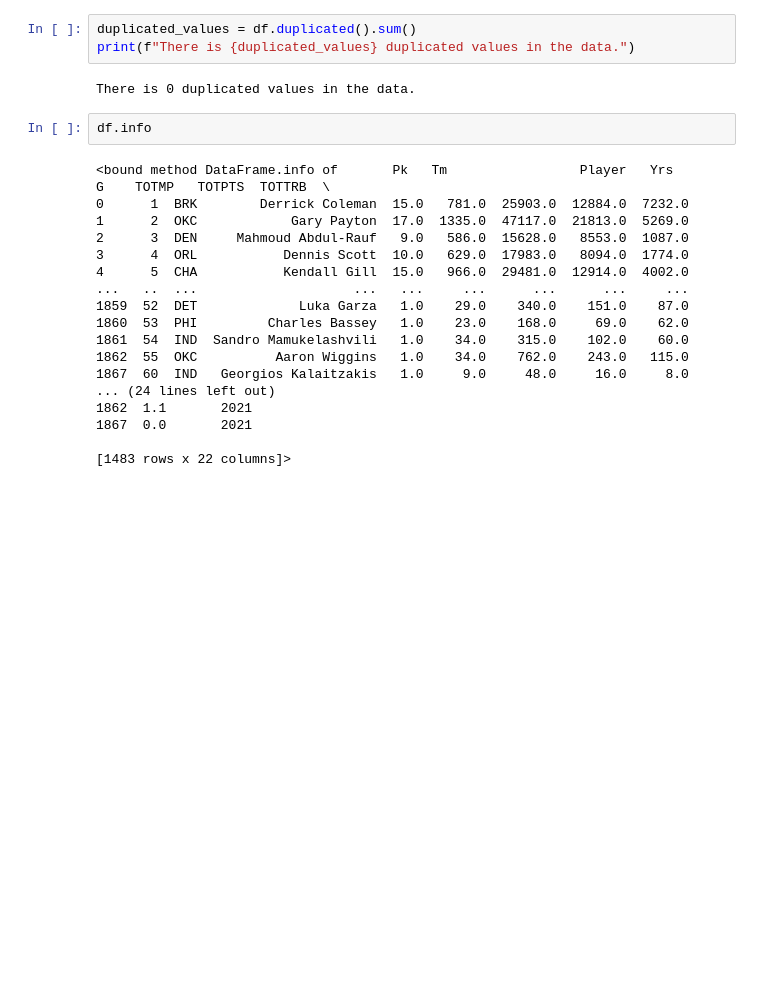
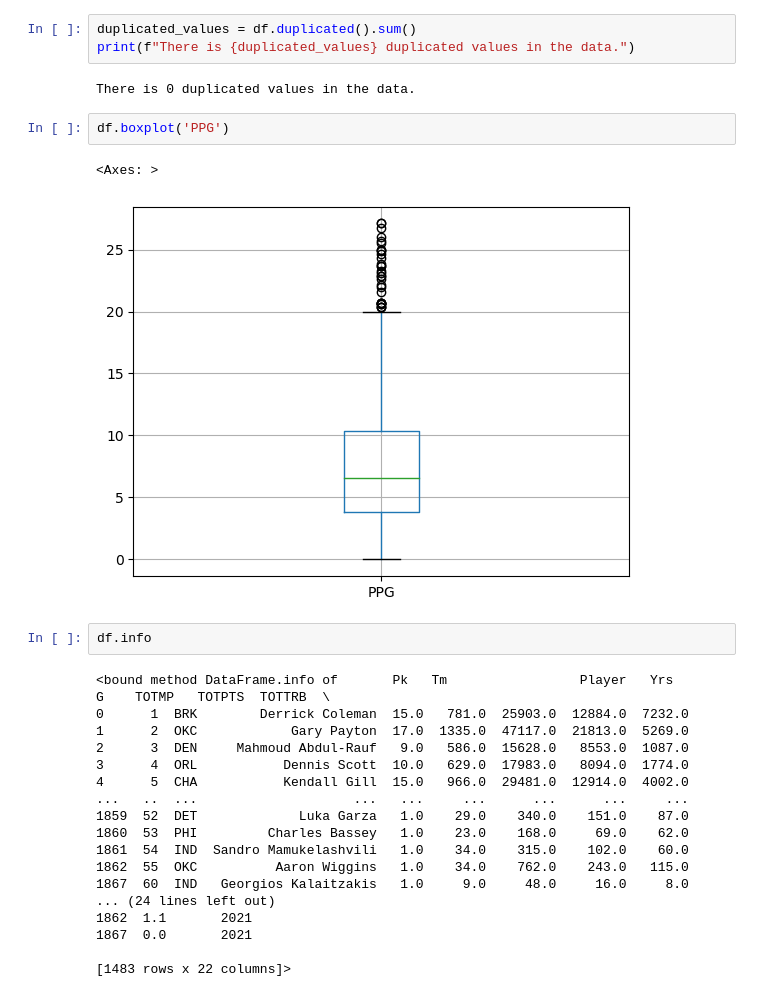
Before and after one commit to spon7ge/NBA-Draft-Analysis, a Jupyter notebook: draftData.ipynb, the cells around one changed output. Saved outputs shown, nothing was run; the diff lists cells and outputs as text; blank space fills up the shorter version.

Commit message:
added a boxplot

```diff
--- a/draftData.ipynb
+++ b/draftData.ipynb
@@ -53,6 +53,11 @@ duplicated_values = df.duplicated().sum()
 print(f"There is {duplicated_values} duplicated values in the data.")
 # %% [output]
 There is 0 duplicated values in the data.
+# %%
+df.boxplot('PPG')
+# %% [output]
+<Axes: >
+[figure, added]
 # %%
 df.info
 # %% [output]
```
Also changed, not shown: parts of 4 cells of this notebook.
